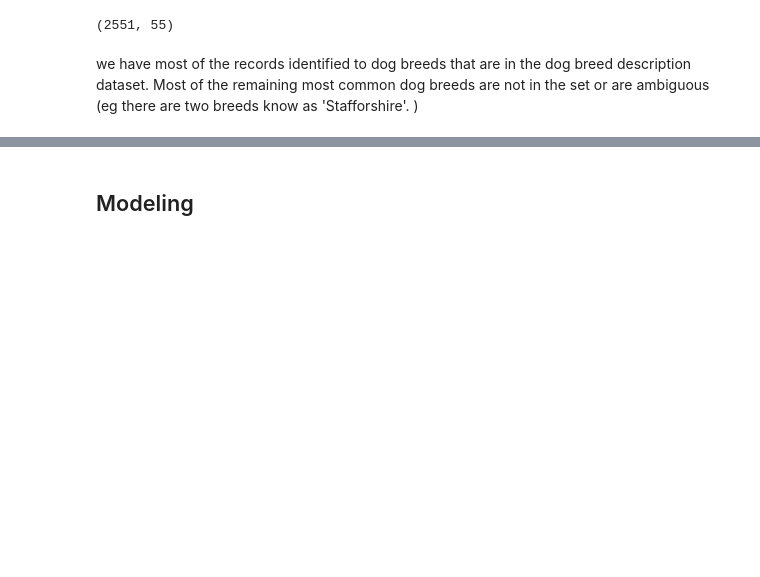
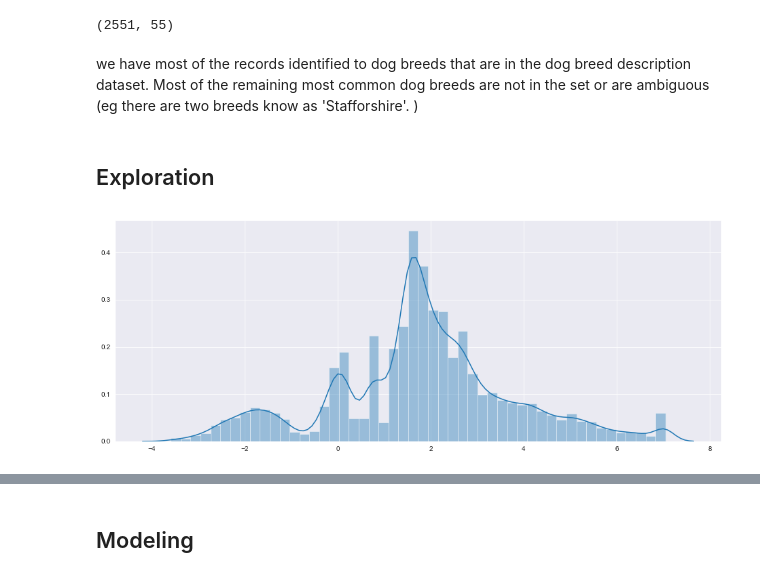
Before and after one commit to chrisoyer/supervised_learning_capstone, a Jupyter notebook: dog_adoption_SL_capstone.ipynb, the cells around one changed output, grey strips where cells are left out. Saved outputs shown, nothing was run; the diff lists cells and outputs as text; code cells hidden in the pictures; blank space fills up the shorter version.

```diff
--- a/dog_adoption_SL_capstone.ipynb
+++ b/dog_adoption_SL_capstone.ipynb
@@ -464,3 +449,5 @@ shelter_inout_wbreeds_df[shelter_inout_wbreeds_df.Adaptability.isna()].shape
 we have most of the records identified to dog breeds that are in the dog breed description dataset. Most of the remaining most common dog breeds are not in the set or are ambiguous (eg there are two breeds know as 'Stafforshire'. )
 # %%
 shelter_inout_wbreeds_df = shelter_inout_wbreeds_df.dropna(subset=['breed'])
+# %% [markdown]
+## Exploration
@@ -466,0 +458,6 @@ shelter_inout_wbreeds_df = shelter_inout_wbreeds_df.dropna(subset=['breed'])
+# %%
+sns.set_style('darkgrid')
+plt.figure(figsize=(16, 6))
+sns.distplot(y_train);
+# %% [output]
+[figure, added]
```
Also changed, not shown: parts of 18 cells of this notebook.
